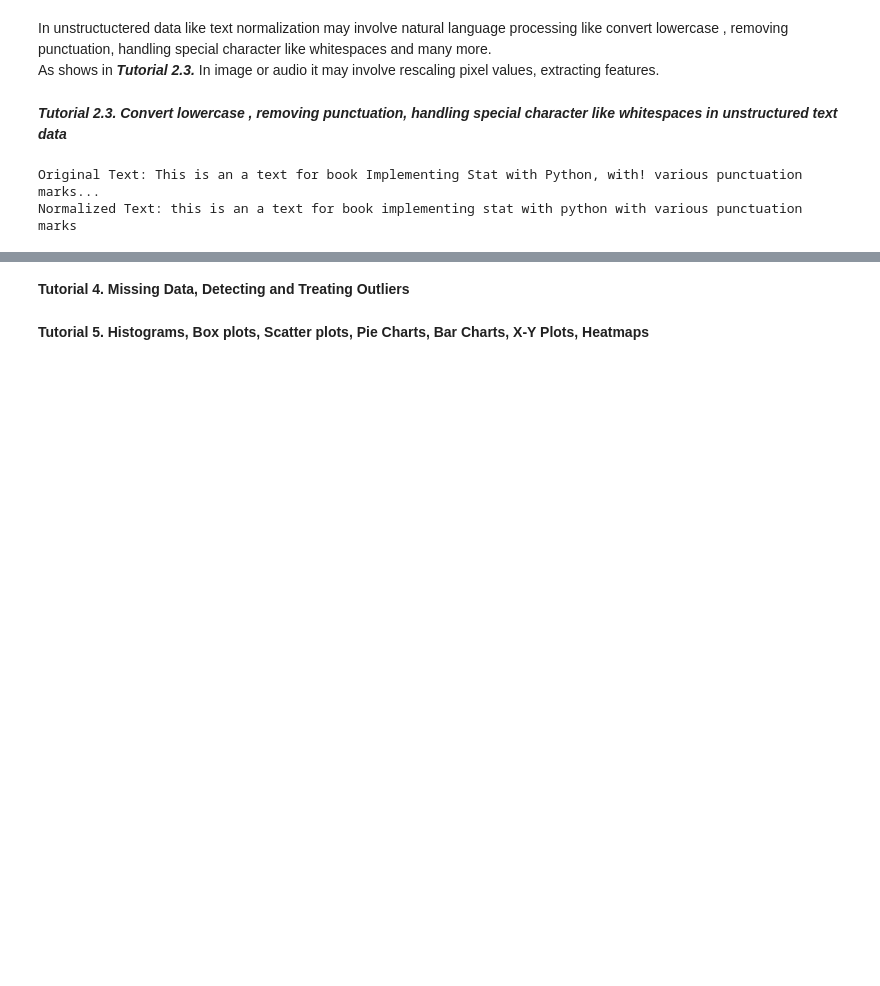
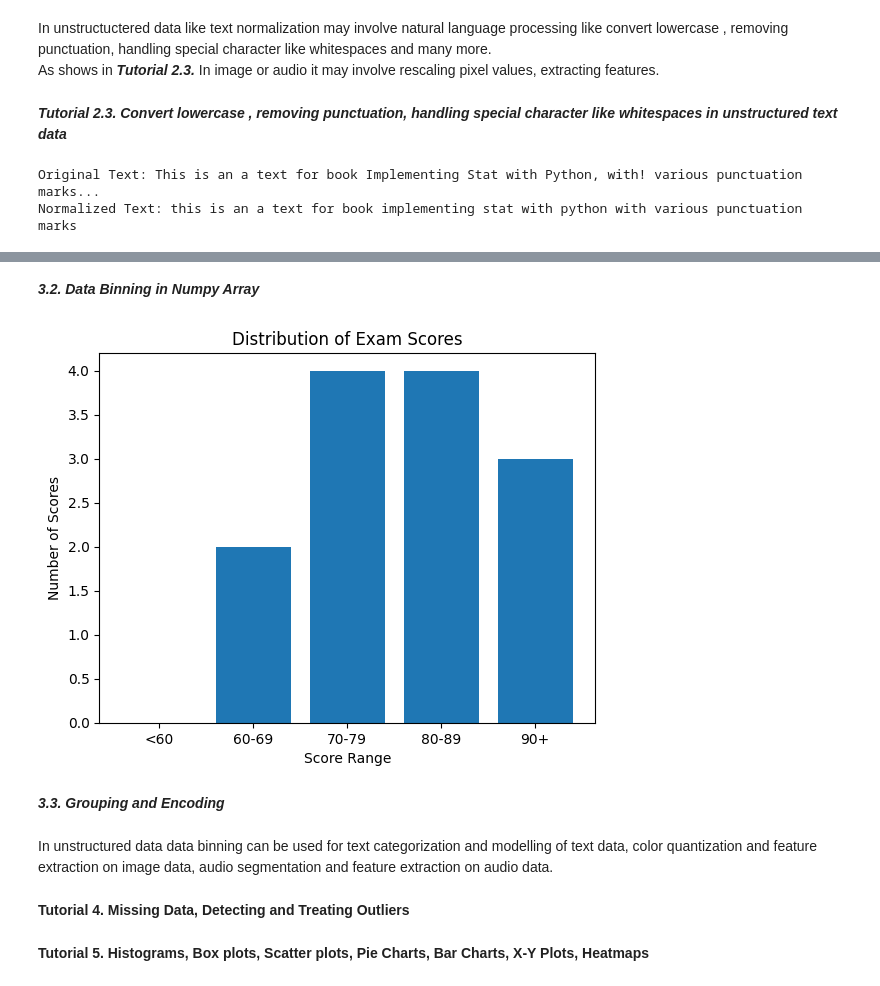
Before and after one commit to bpbpublications/Statistics-for-Data-Scientists-and-Analysts, a Jupyter notebook: notebooks/chapter2/chapter2.ipynb, the cells around one changed output, grey strips where cells are left out. Drawn from its saved outputs; the diff is of its cells as text; code cells hidden in the pictures; blank space fills up the shorter version.

Commit message:
data binning tutorial added

```diff
--- a/notebooks/chapter2/chapter2.ipynb
+++ b/notebooks/chapter2/chapter2.ipynb
@@ -185,3 +226,32 @@ Normalized Text: this is an a text for book implementing stat with python with v
+# %% [markdown]
+***3.2. Data Binning in Numpy Array***
+# %%
+import numpy as np
+import matplotlib.pyplot as plt
+
+# Create a sample NumPy array of exam scores
+scores = np.array([75, 82, 95, 68, 90, 85, 78, 72, 88, 93, 60, 72, 80])
+
+# Define the bin intervals
+bin_edges = [0, 60, 70, 80, 90, 100]
+
+# Use histogram to count the number of scores in each bin
+bin_counts, _ = np.histogram(scores, bins=bin_edges)
+
+# Plot a histogram of the binned scores
+plt.bar(range(len(bin_counts)), bin_counts, align='center')
+plt.xticks(range(len(bin_edges) - 1), ['<60', '60-69', '70-79', '80-89', '90+'])
+plt.xlabel('Score Range')
+plt.ylabel('Number of Scores')
+plt.title('Distribution of Exam Scores')
+plt.show()
+# %% [output]
+[figure, added]
+# %% [markdown]
+***3.3. Grouping and Encoding***
+# %% [markdown]
+In unstructured data data binning can be used for text categorization and modelling of text data, color quantization and feature extraction on image data,
+audio segmentation and feature extraction on audio data.
 # %% [markdown]
 **Tutorial 4. Missing Data, Detecting and Treating Outliers**
 # %% [markdown]
```
Also changed, not shown: parts of 3 cells of this notebook.
